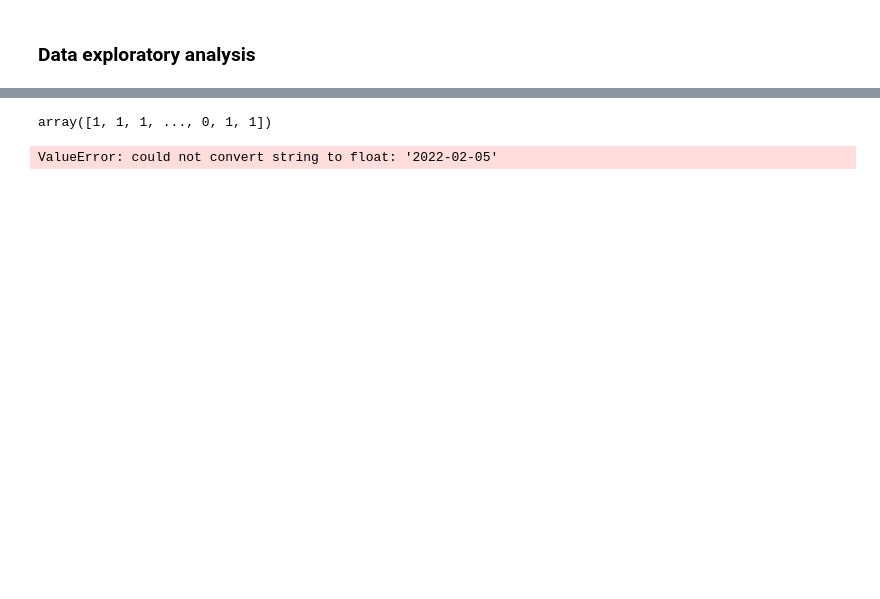
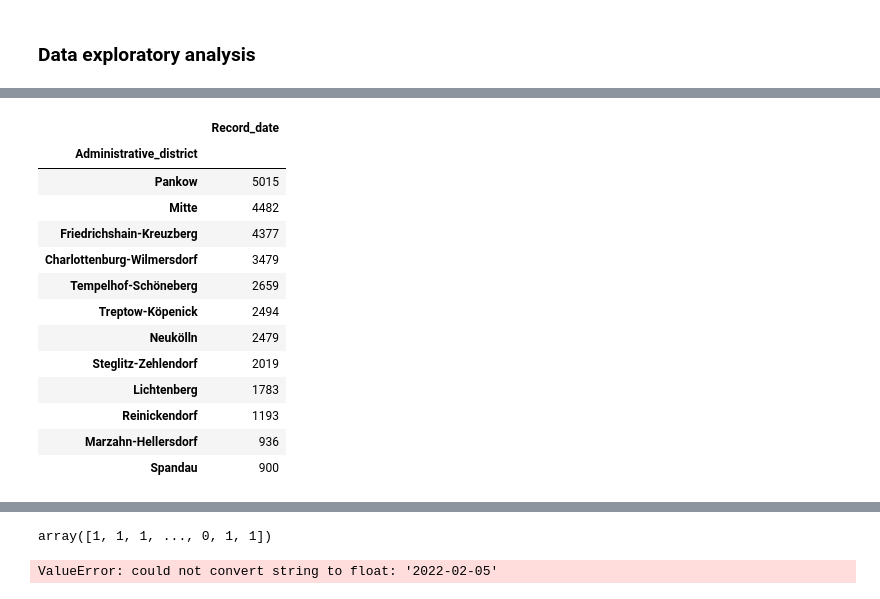
Before and after one commit to MSI17819/Berlin_bike_theft_prediction, a Jupyter notebook: Berlin_bike_thief_analysis_and_prediction.ipynb, the cells around one changed output, grey strips where cells are left out. Cells and saved outputs as stored; diff of their text form; code cells hidden in the pictures; blank space fills up the shorter version.

```diff
--- a/Berlin_bike_thief_analysis_and_prediction.ipynb
+++ b/Berlin_bike_thief_analysis_and_prediction.ipynb
@@ -41,3 +80,18 @@ df.groupby('Record_day_of_week')[['Record_date']].count().sort_values(by='Record
 # %%
-df.groupby('Administrative_district')[['Record_date']].count().sort_values(by=['Record_date'], ascending=False)
+df_copy.groupby('Administrative_district')[['Record_date']].count().sort_values(by=['Record_date'], ascending=False)
+# %% [output]
+|  | Record_date |
+| Administrative_district |  |
+| Pankow | 5015 |
+| Mitte | 4482 |
+| Friedrichshain-Kreuzberg | 4377 |
+| Charlottenburg-Wilmersdorf | 3479 |
+| Tempelhof-Schöneberg | 2659 |
+| Treptow-Köpenick | 2494 |
+| Neukölln | 2479 |
+| Steglitz-Zehlendorf | 2019 |
+| Lichtenberg | 1783 |
+| Reinickendorf | 1193 |
+| Marzahn-Hellersdorf | 936 |
+| Spandau | 900 |
 # %%
```
Also changed, not shown: parts of 17 cells of this notebook.
